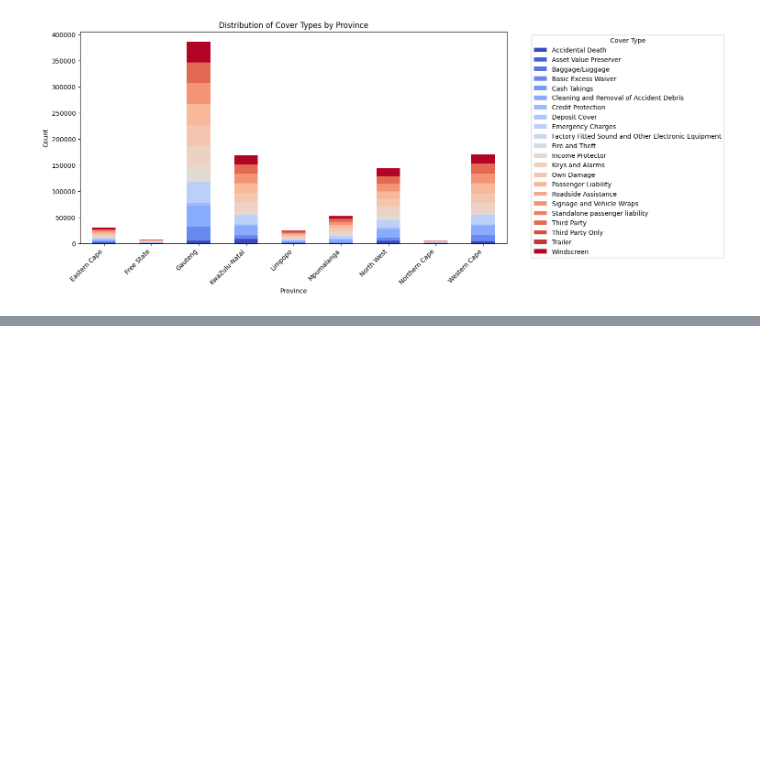
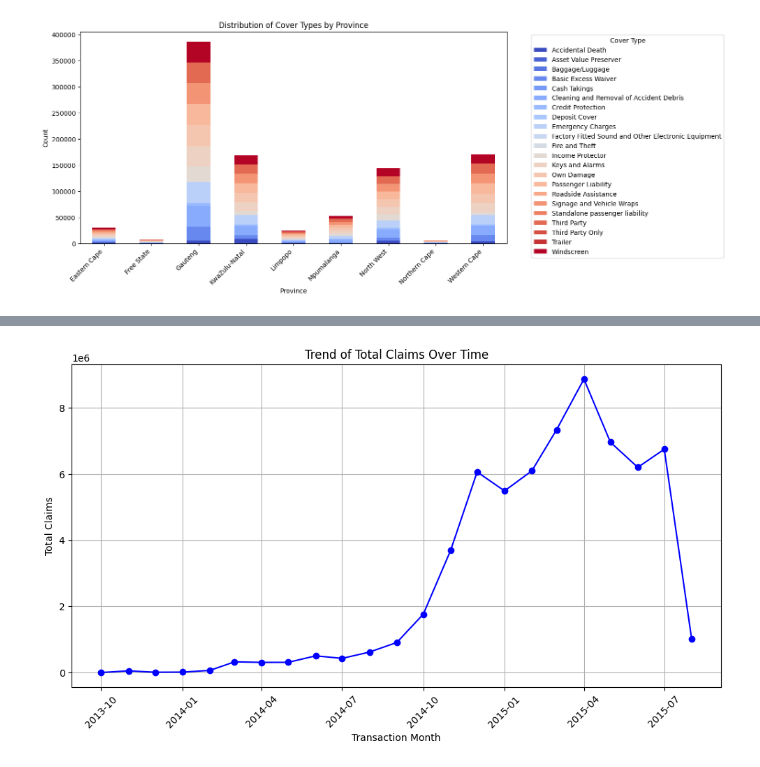
Before and after one commit to beza328/AlphaCare-Insurance-Solutions, a Jupyter notebook: notebooks/EDA.ipynb, the cells around one changed output, grey strips where cells are left out. Drawn from its saved outputs; the diff is of its cells as text; code cells hidden in the pictures; blank space fills up the shorter version.

```diff
--- a/notebooks/EDA.ipynb
+++ b/notebooks/EDA.ipynb
@@ -330,0 +371,6 @@ plot_cover_type_distribution(df, 'Province')
+# %%
+monthly_claims = preprocess_and_group_by_month(df)
+# %%
+plot_total_claims_trend(monthly_claims)
+# %% [output]
+[figure, added]
```
Also changed, not shown: parts of 7 cells of this notebook, 1 other file.
